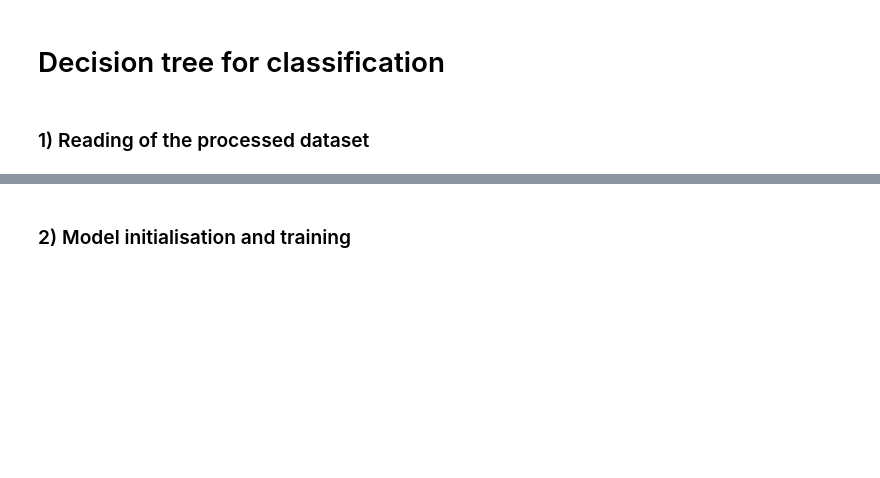
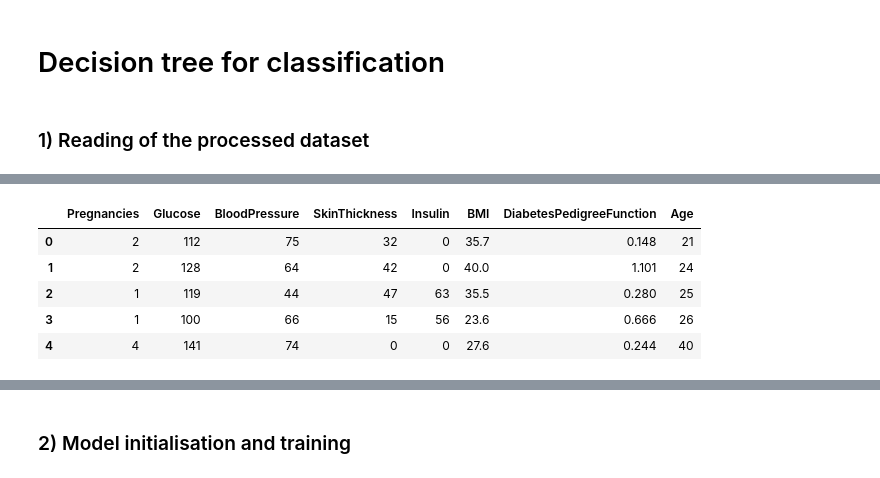
Before and after one commit to 4GeeksAcademy/MLRandom-Forest-PilarZarco, a Jupyter notebook: src/ML Decision Tree Classif.ipynb, the cells around one changed output, grey strips where cells are left out. Cells and saved outputs as stored; diff of their text form; code cells hidden in the pictures; blank space fills up the shorter version.

```diff
--- a/src/ML Decision Tree Classif.ipynb
+++ b/src/ML Decision Tree Classif.ipynb
@@ -24,0 +25,9 @@ X_train.head()
+# %%
+X_test.head()
+# %% [output]
+|  | Pregnancies | Glucose | BloodPressure | SkinThickness | Insulin | BMI | DiabetesPedigreeFunction | Age |
+| 0 | 2 | 112 | 75 | 32 | 0 | 35.7 | 0.148 | 21 |
+| 1 | 2 | 128 | 64 | 42 | 0 | 40.0 | 1.101 | 24 |
+| 2 | 1 | 119 | 44 | 47 | 63 | 35.5 | 0.280 | 25 |
+| 3 | 1 | 100 | 66 | 15 | 56 | 23.6 | 0.666 | 26 |
+| 4 | 4 | 141 | 74 | 0 | 0 | 27.6 | 0.244 | 40 |
```
Also changed, not shown: parts of 15 cells of this notebook, 12 other files.
